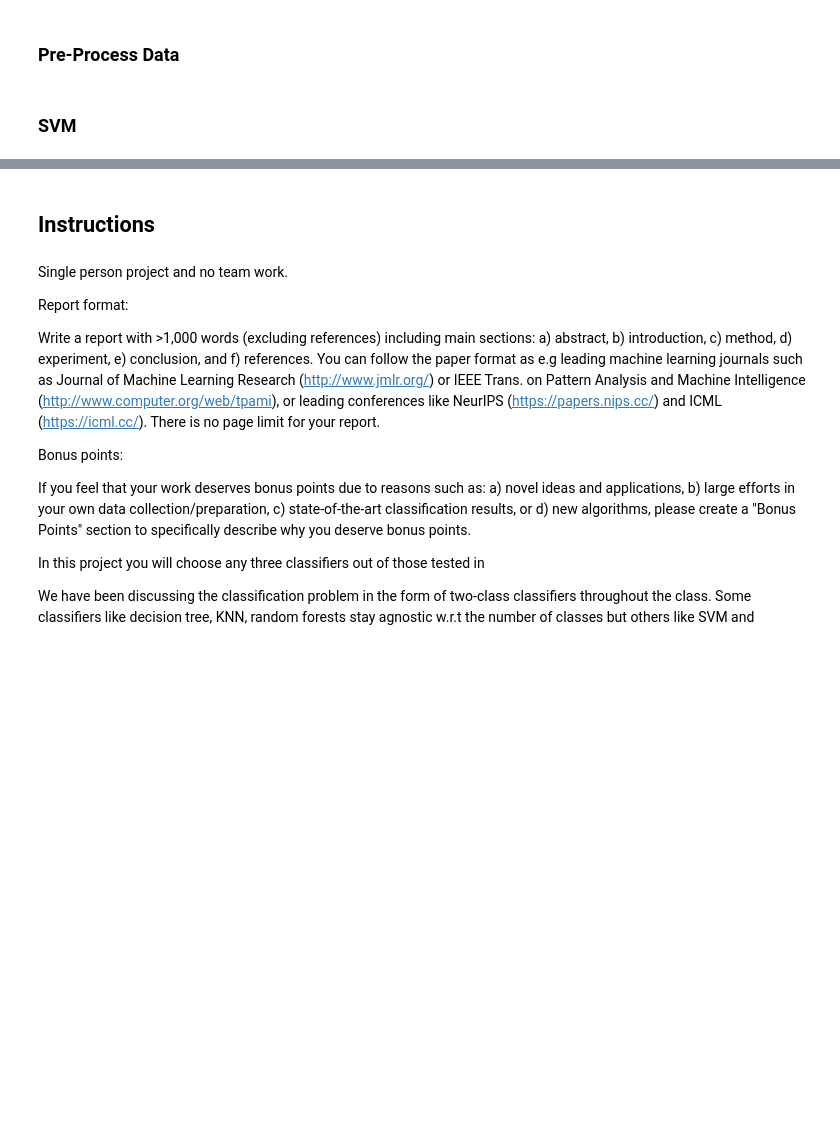
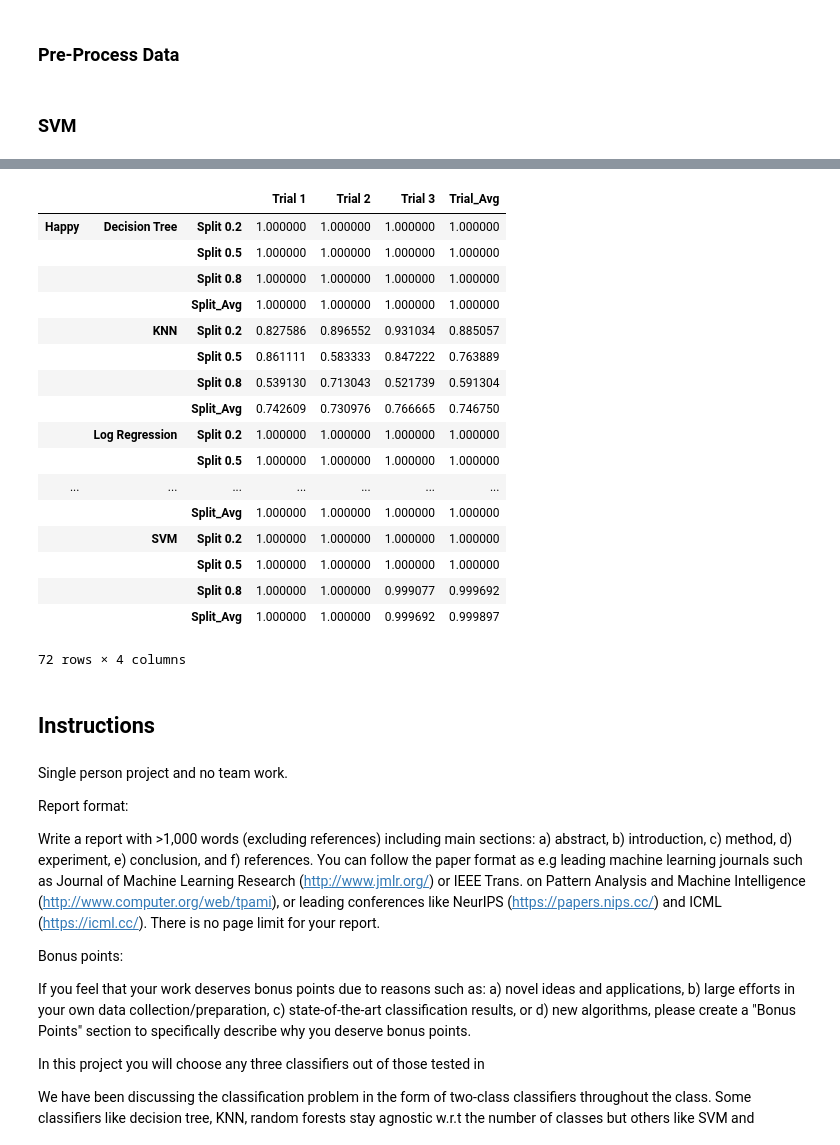
Before and after one commit to nschenone/COGS_118A_Final_Project, a Jupyter notebook: Final Project.ipynb, the cells around one changed output, grey strips where cells are left out. Saved outputs shown, nothing was run; the diff lists cells and outputs as text; code cells hidden in the pictures; blank space fills up the shorter version.

```diff
--- a/Final Project.ipynb
+++ b/Final Project.ipynb
@@ -187,0 +653,3 @@ Accuracy 0.7868852459016393
+# %%
+with open('scores/dataset_scores', 'r') as f:
+    dataset_scores = json.load(f)
@@ -187,0 +684,8 @@ Accuracy 0.7868852459016393
+# %%
+happy_df = pd.concat({"Log Regression": query_data("data_happy", "model_log"),
+                      "SVM" : query_data("data_happy", "model_svm"),
+                      "Decision Tree" : query_data("data_happy", "model_tree"),
+                      "Perceptron" : query_data("data_happy", "model_perc"),
+                      "MLP" : query_data("data_happy", "model_mlp"),
+                     "KNN" : query_data("data_happy", "model_knn")})
+happy_df
@@ -187,0 +712,8 @@ Accuracy 0.7868852459016393
+# %%
+mush_df = pd.concat({"Log Regression": query_data("data_mush", "model_log"),
+                              "SVM" : query_data("data_mush", "model_svm"),
+                    "Decision Tree" : query_data("data_mush", "model_tree"),
+                    "Perceptron" : query_data("data_mush", "model_perc"),
+                    "MLP" : query_data("data_mush", "model_mlp"),
+                    "KNN" : query_data("data_mush", "model_knn")})
+mush_df
@@ -187,0 +738,8 @@ Accuracy 0.7868852459016393
+# %%
+heart_df = pd.concat({"Log Regression": query_data("data_heart", "model_log"),
+                              "SVM" : query_data("data_heart", "model_svm"),
+                     "Decision Tree" : query_data("data_heart", "model_tree"),
+                     "Perceptron" : query_data("data_heart", "model_perc"),
+                     "MLP" : query_data("data_heart", "model_mlp"),
+                     "KNN" : query_data("data_heart", "model_knn")})
+heart_df
@@ -188,3 +764,26 @@ Accuracy 0.7868852459016393
+# %%
+main_df = pd.concat({"Happy" : happy_df, "Mush" : mush_df, "Heart" : heart_df})
+main_df.to_csv("data/main_df.csv")
+main_df
+# %% [output]
+|  |  |  | Trial 1 | Trial 2 | Trial 3 | Trial_Avg |
+| Happy | Decision Tree | Split 0.2 | 1.000000 | 1.000000 | 1.000000 | 1.000000 |
+|  |  | Split 0.5 | 1.000000 | 1.000000 | 1.000000 | 1.000000 |
+|  |  | Split 0.8 | 1.000000 | 1.000000 | 1.000000 | 1.000000 |
+|  |  | Split_Avg | 1.000000 | 1.000000 | 1.000000 | 1.000000 |
+|  | KNN | Split 0.2 | 0.827586 | 0.896552 | 0.931034 | 0.885057 |
+|  |  | Split 0.5 | 0.861111 | 0.583333 | 0.847222 | 0.763889 |
+|  |  | Split 0.8 | 0.539130 | 0.713043 | 0.521739 | 0.591304 |
+|  |  | Split_Avg | 0.742609 | 0.730976 | 0.766665 | 0.746750 |
+|  | Log Regression | Split 0.2 | 1.000000 | 1.000000 | 1.000000 | 1.000000 |
+|  |  | Split 0.5 | 1.000000 | 1.000000 | 1.000000 | 1.000000 |
+| ... | ... | ... | ... | ... | ... | ... |
+|  |  | Split_Avg | 1.000000 | 1.000000 | 1.000000 | 1.000000 |
+|  | SVM | Split 0.2 | 1.000000 | 1.000000 | 1.000000 | 1.000000 |
+|  |  | Split 0.5 | 1.000000 | 1.000000 | 1.000000 | 1.000000 |
+|  |  | Split 0.8 | 1.000000 | 1.000000 | 0.999077 | 0.999692 |
+|  |  | Split_Avg | 1.000000 | 1.000000 | 0.999692 | 0.999897 |
+72 rows × 4 columns
 # %% [markdown]
 ## Instructions
 # %% [markdown]
```
Also changed, not shown: parts of 100 cells of this notebook, 22 other files.
